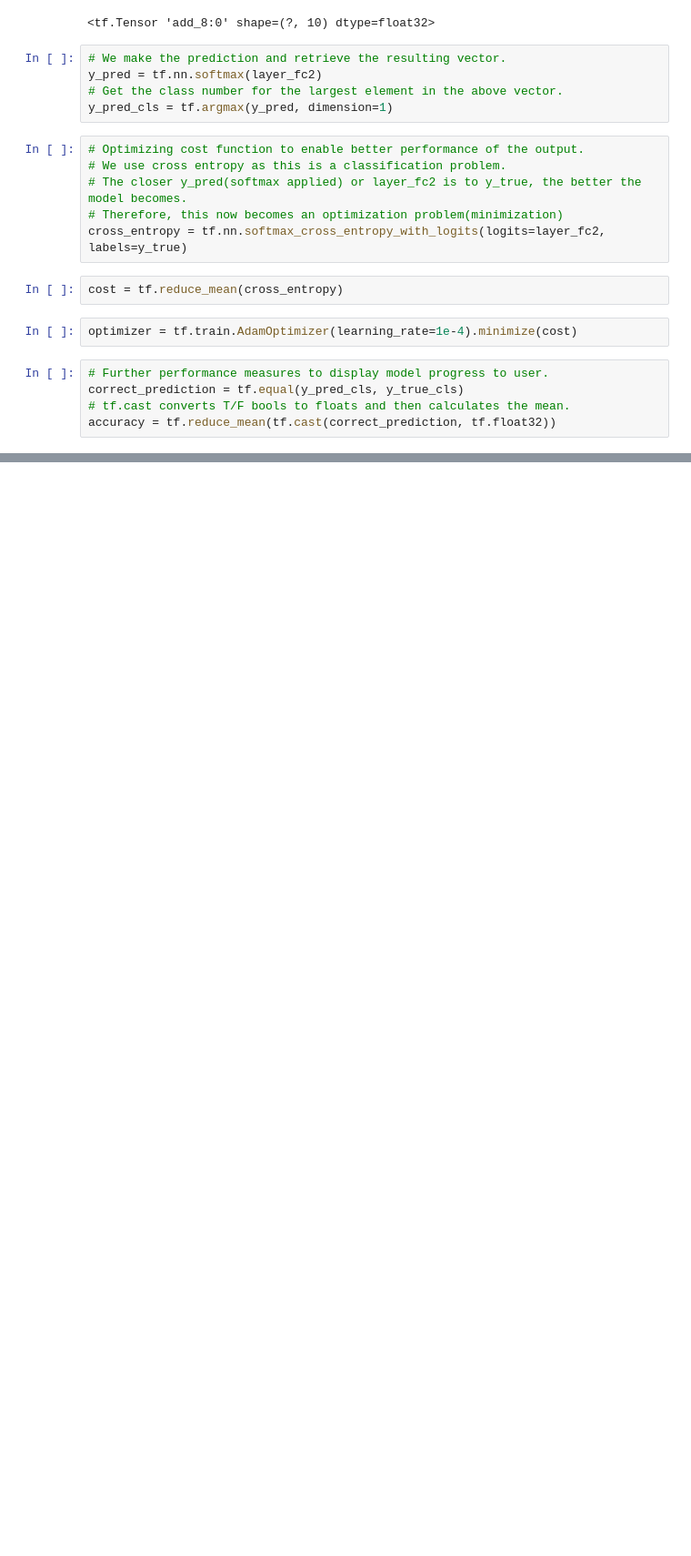
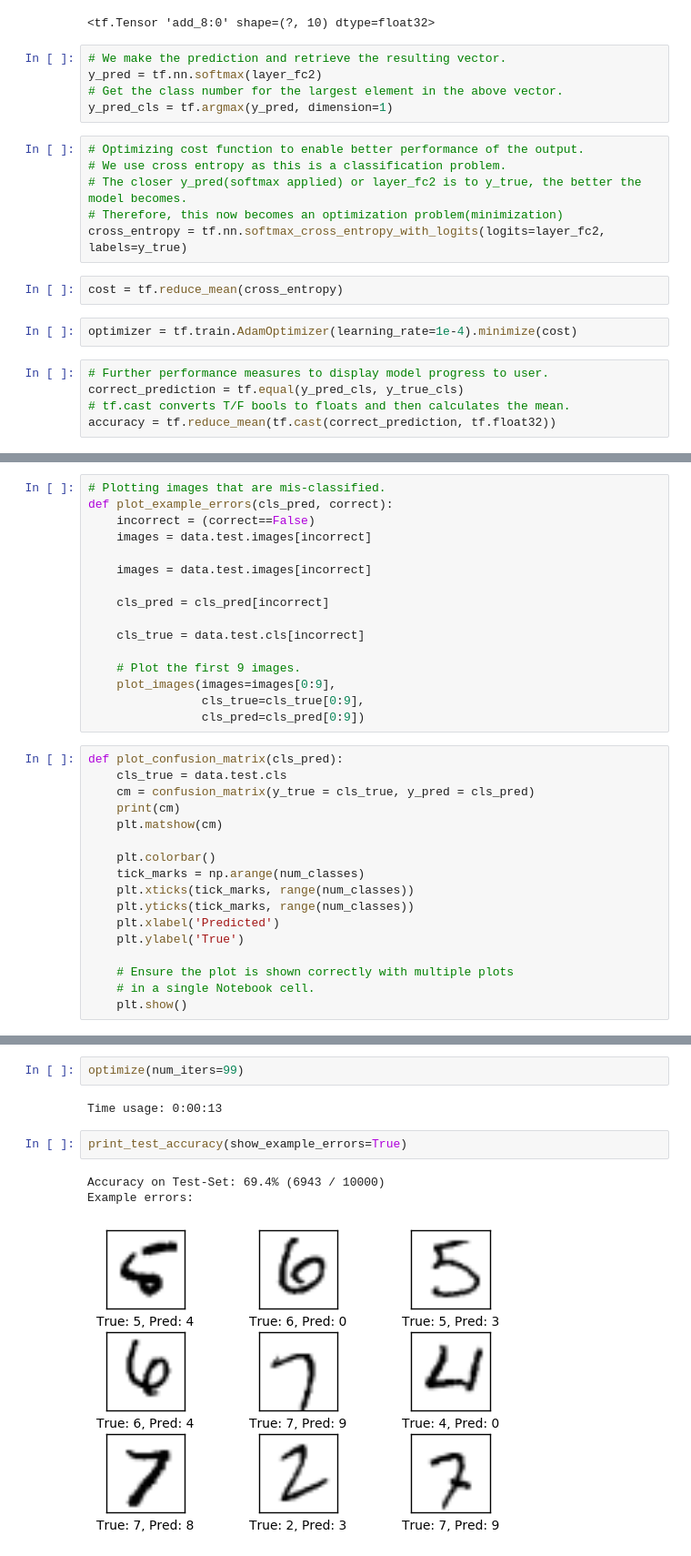
Before and after one commit to crikeli/Weekly-Neural-Nets, a Jupyter notebook: MNIST_Viz.ipynb, the cells around one changed output, grey strips where cells are left out. Shown at 91% size. Saved outputs shown, nothing was run; the diff lists cells and outputs as text; blank space fills up the shorter version.

```diff
--- a/MNIST_Viz.ipynb
+++ b/MNIST_Viz.ipynb
@@ -217,0 +250,33 @@ session.run(tf.global_variables_initializer())
+# %%
+# Plotting images that are mis-classified.
+def plot_example_errors(cls_pred, correct):
+    incorrect = (correct==False)
+    images = data.test.images[incorrect]
+
+    images = data.test.images[incorrect]
+
+    cls_pred = cls_pred[incorrect]
+
+    cls_true = data.test.cls[incorrect]
+
+    # Plot the first 9 images.
+    plot_images(images=images[0:9],
+                cls_true=cls_true[0:9],
+                cls_pred=cls_pred[0:9])
+# %%
+def plot_confusion_matrix(cls_pred):
+    cls_true = data.test.cls
+    cm = confusion_matrix(y_true = cls_true, y_pred = cls_pred)
+    print(cm)
+    plt.matshow(cm)
+
+    plt.colorbar()
+    tick_marks = np.arange(num_classes)
+    plt.xticks(tick_marks, range(num_classes))
+    plt.yticks(tick_marks, range(num_classes))
+    plt.xlabel('Predicted')
+    plt.ylabel('True')
+
+    # Ensure the plot is shown correctly with multiple plots
+    # in a single Notebook cell.
+    plt.show()
@@ -217,0 +365,10 @@ session.run(tf.global_variables_initializer())
+# %%
+optimize(num_iters=99)
+# %% [output]
+Time usage: 0:00:13
+# %%
+print_test_accuracy(show_example_errors=True)
+# %% [output]
+Accuracy on Test-Set: 69.4% (6943 / 10000)
+Example errors:
+[figure, added]
```
Also changed, not shown: parts of 24 cells of this notebook.
